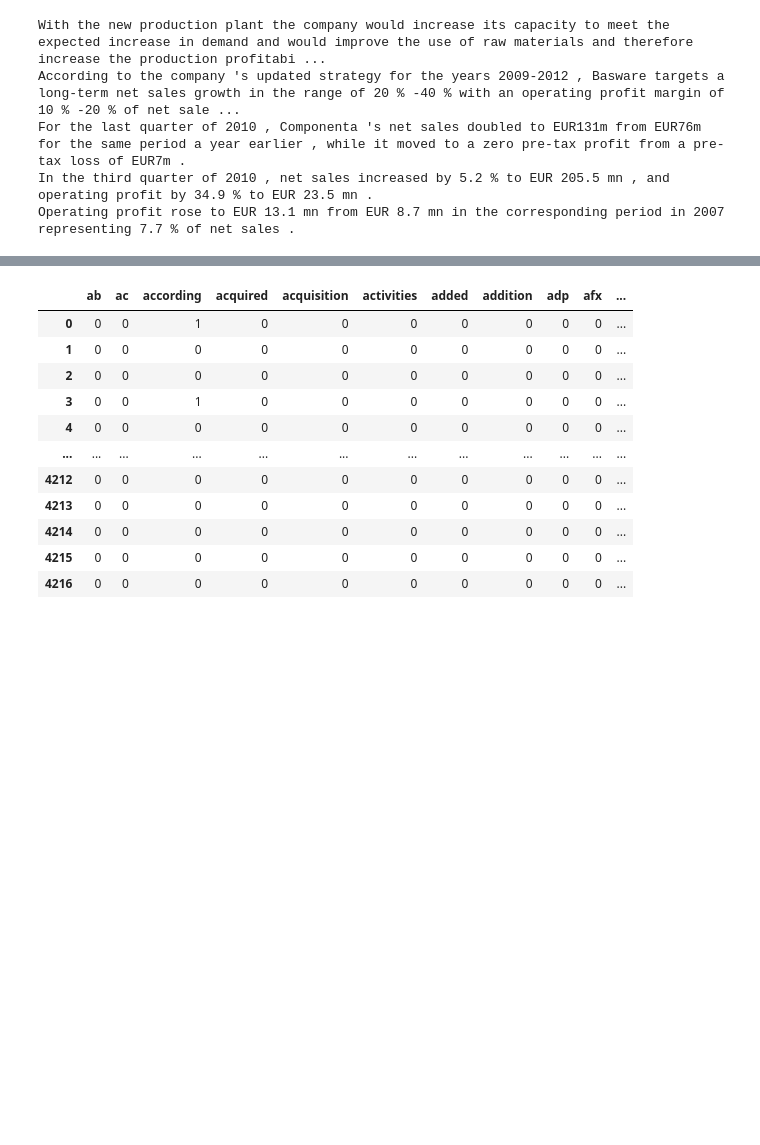
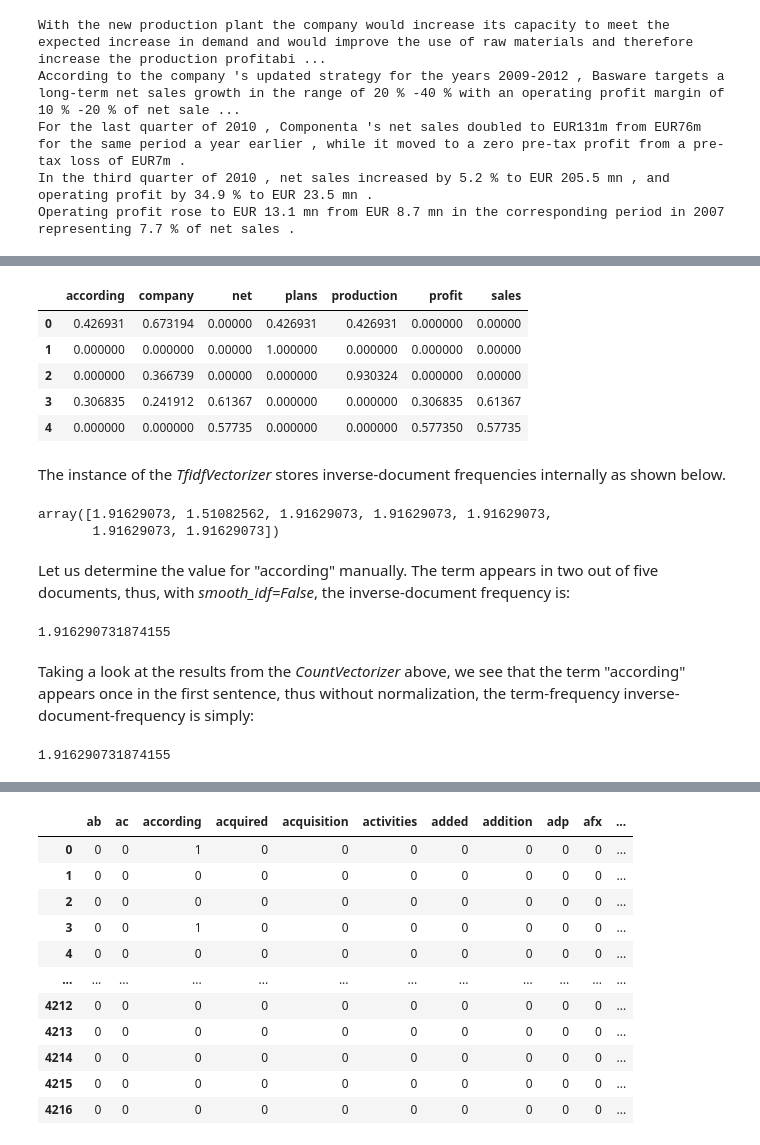
Before and after one commit to RalfKellner/dlta_coursebook, a Jupyter notebook: yt/02_word_frequencies.ipynb, the cells around one changed output, grey strips where cells are left out. Drawn from its saved outputs; the diff is of its cells as text; code cells hidden in the pictures; blank space fills up the shorter version.

```diff
--- a/yt/02_word_frequencies.ipynb
+++ b/yt/02_word_frequencies.ipynb
@@ -80,0 +134,44 @@ The cells below demonstrate how to use the CountVectorizer and the TfidfVectoriz
+# %%
+from sklearn.feature_extraction.text import TfidfVectorizer
+from gensim.utils import simple_preprocess
+
+# create the bag-of-words with default settings
+vectorizer = TfidfVectorizer(stop_words="english", min_df = 0.25, smooth_idf = False, norm = "l2")
+# the output is a sparse matrix, the first dimension are the number of reports, the second dimension is the number of terms
+X = vectorizer.fit_transform(preprocessed_sentences)
+# let us take a look at the first reports
+feature_names = vectorizer.get_feature_names_out()
+doc_mat_idf_small = pd.DataFrame(X.toarray(), columns = feature_names)
+doc_mat_idf_small
+# %% [output]
+|  | according | company | net | plans | production | profit | sales |
+| 0 | 0.426931 | 0.673194 | 0.00000 | 0.426931 | 0.426931 | 0.000000 | 0.00000 |
+| 1 | 0.000000 | 0.000000 | 0.00000 | 1.000000 | 0.000000 | 0.000000 | 0.00000 |
+| 2 | 0.000000 | 0.366739 | 0.00000 | 0.000000 | 0.930324 | 0.000000 | 0.00000 |
+| 3 | 0.306835 | 0.241912 | 0.61367 | 0.000000 | 0.000000 | 0.306835 | 0.61367 |
+| 4 | 0.000000 | 0.000000 | 0.57735 | 0.000000 | 0.000000 | 0.577350 | 0.57735 |
+# %% [markdown]
+The instance of the *TfidfVectorizer* stores inverse-document frequencies internally as shown below.
+# %%
+vectorizer.idf_
+# %% [output]
+array([1.91629073, 1.51082562, 1.91629073, 1.91629073, 1.91629073,
+       1.91629073, 1.91629073])
+# %% [markdown]
+Let us determine the value for "according" manually. The term appears in two out of five documents, thus, with *smooth_idf=False*, the inverse-document frequency is:
+# %%
+import numpy as np
+
+n = len(preprocessed_sentences)
+n_j = np.sum(["according" in sentence for sentence in preprocessed_sentences])
+id_j = np.log(n / n_j) + 1
+id_j
+# %% [output]
+1.916290731874155
+# %% [markdown]
+Taking a look at the results from the *CountVectorizer* above, we see that the term "according" appears once in the first sentence, thus without normalization, the term-frequency inverse-document-frequency is simply:
+# %%
+n_ij = np.sum([word == "according" for word in preprocessed_sentences[0].split()])
+n_ij * id_j
+# %% [output]
+1.916290731874155
```
Also changed, not shown: parts of 14 cells of this notebook.
